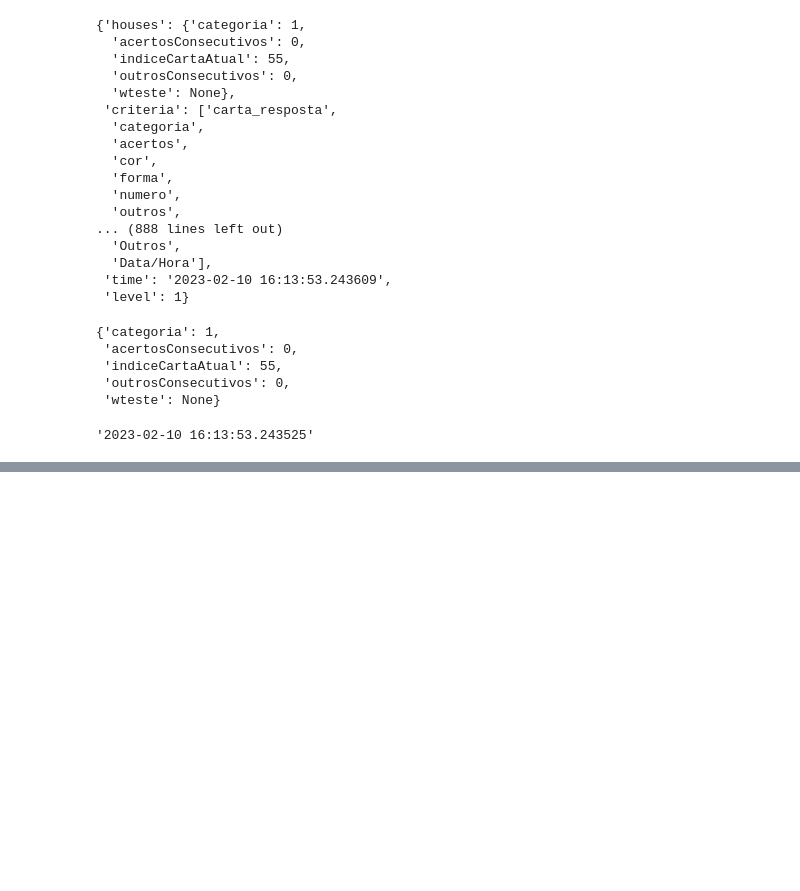
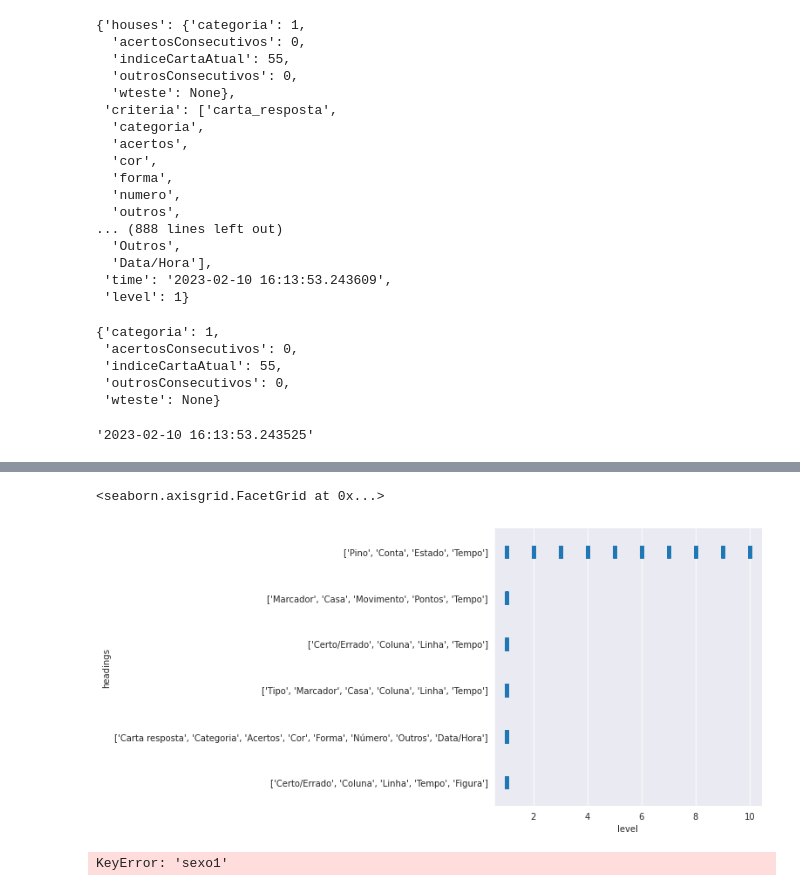
Before and after one commit to AnniProvietti/RIO20, a Jupyter notebook: fono_ceo-master/ipynb/dev/Rio+20-dados.ipynb, the cells around one changed output, grey strips where cells are left out. Saved outputs shown, nothing was run; the diff lists cells and outputs as text; code cells hidden in the pictures; blank space fills up the shorter version.

```diff
--- a/fono_ceo-master/ipynb/dev/Rio+20-dados.ipynb
+++ b/fono_ceo-master/ipynb/dev/Rio+20-dados.ipynb
@@ -133,0 +248,14 @@ print(requisicao.json())
+# %%
+import seaborn as sns
+
+df = RioPandasGoal().data
+sns.catplot(y='headings', x='level', data=df)
+# %% [output]
+<seaborn.axisgrid.FacetGrid at 0x...>
+[figure, added]
+# %%
+from RioClasses import RioPlayers
+
+RioPlayers().file_demographics(date="2012", start_count=(0,4),name="infodemo.csv")
+# %% [output]
+KeyError: 'sexo1'
```
Also changed, not shown: parts of 17 cells of this notebook, 2 other files.
